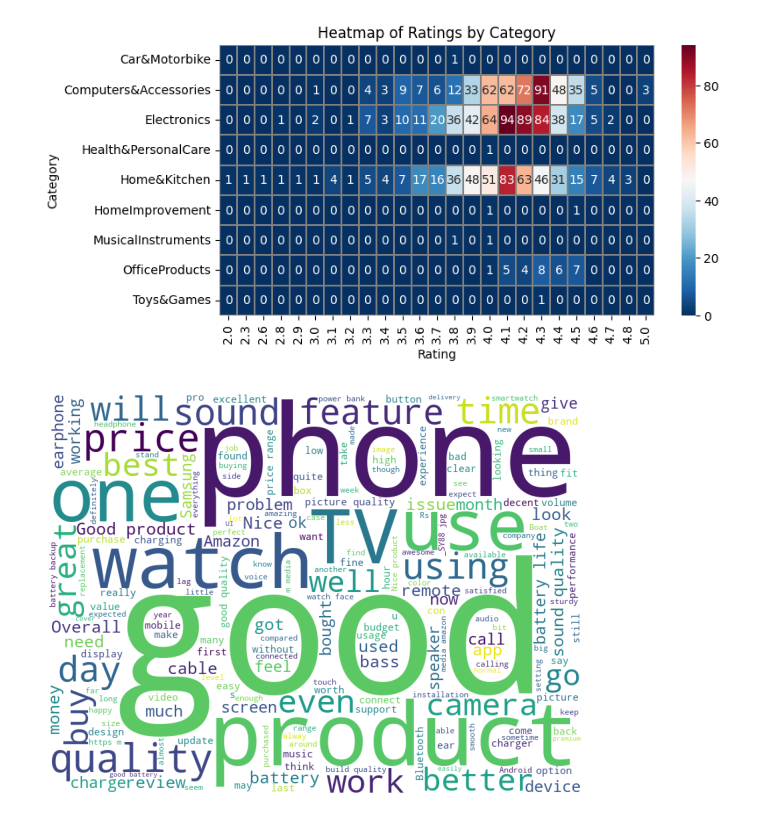
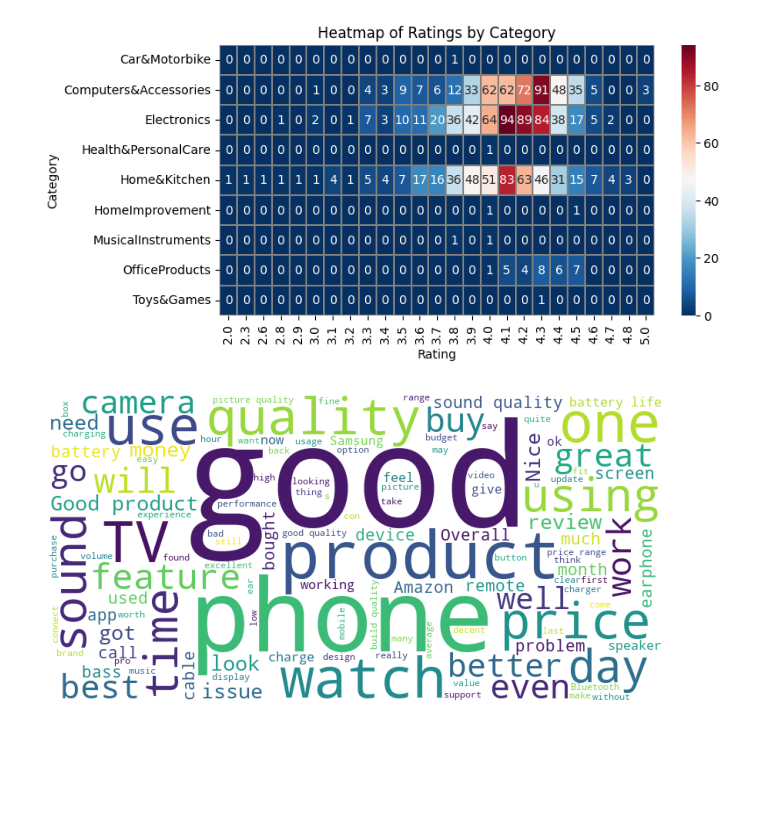
Before and after one commit to Enlightenus/Amazon_sales_analysis, a Jupyter notebook: amazon_analysis.ipynb, the cells around one changed output. Drawn from its saved outputs; the diff is of its cells as text; code cells hidden in the pictures; blank space fills up the shorter version.

```diff
--- a/amazon_analysis.ipynb
+++ b/amazon_analysis.ipynb
@@ -475,13 +475,12 @@ plt.show()
 # %%
 # Generating wordcloud for selected reviews (electronics)
 from wordcloud import WordCloud
 df_reviews_electronics = df_op[df_op['category_1'] == 'Electronics']
 reviews_electronics = ' '.join(df_reviews_electronics['review_content'].dropna().values)
-wordcloud_electronics = WordCloud(width=800, height=600, background_color='white', min_font_size=10).generate(reviews_electronics)
-plt.figure(figsize=(6, 4), facecolor=None)
+wordcloud_electronics = WordCloud(width=800, height=400, background_color='white', min_font_size=10).generate(reviews_electronics)
+fig = plt.figure(figsize=(8, 4))
 plt.imshow(wordcloud_electronics)
 plt.axis("off")
-plt.tight_layout(pad=0)
 plt.show()
 # %% [output]
-[figure, old version]
+[figure, new version]
```
Also changed, not shown: parts of 1 cell of this notebook.
